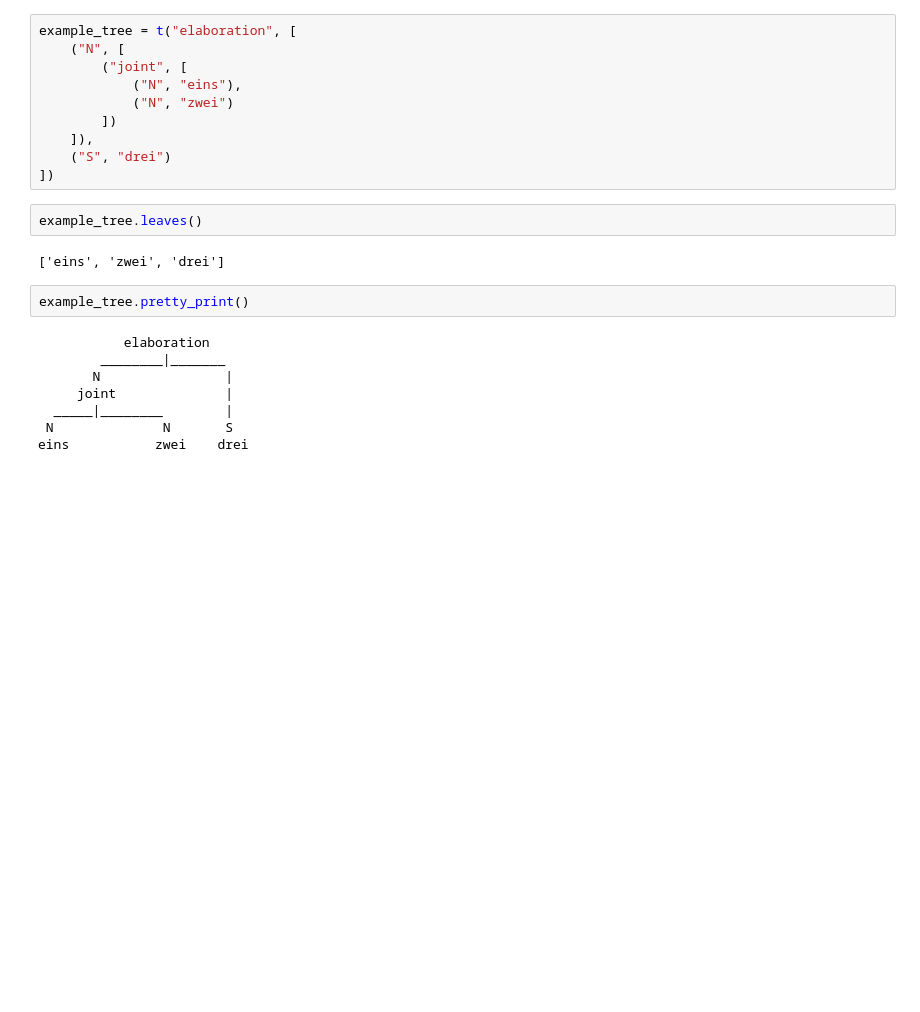
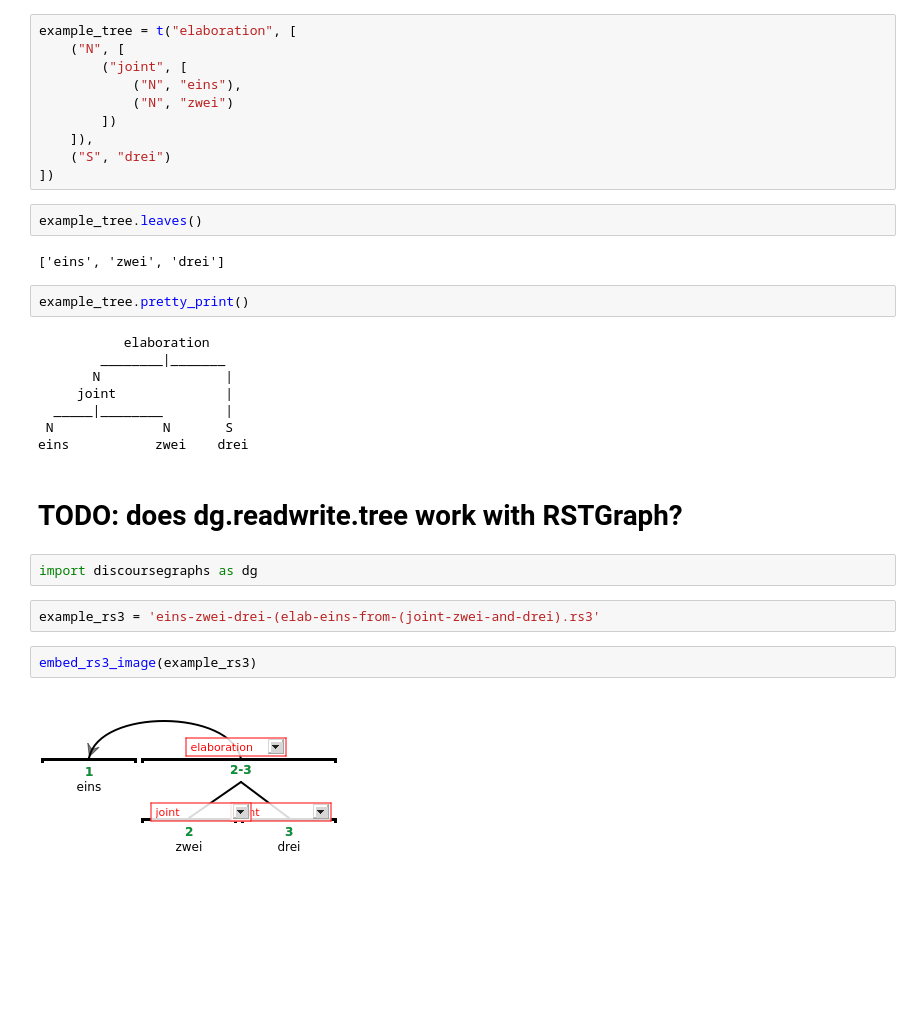
Before and after one commit to arne-cl/alt-mulig, a Jupyter notebook: discoursegraphs/rst2tree/convert-rs3-files-into-sane-nltk-trees.ipynb, the cells around one changed output. Cells and saved outputs as stored; diff of their text form; blank space fills up the shorter version.

Commit message:
simplified rs3 example files

```diff
--- a/discoursegraphs/rst2tree/convert-rs3-files-into-sane-nltk-trees.ipynb
+++ b/discoursegraphs/rst2tree/convert-rs3-files-into-sane-nltk-trees.ipynb
@@ -320,3 +293,13 @@ example_tree.pretty_print()
   _____|________        |
  N              N       S
 eins           zwei    drei
+# %% [markdown]
+# TODO: does dg.readwrite.tree work with RSTGraph?
+# %%
+import discoursegraphs as dg
+# %%
+example_rs3 = 'eins-zwei-drei-(elab-eins-from-(joint-zwei-and-drei).rs3'
+# %%
+embed_rs3_image(example_rs3)
+# %% [output]
+[figure, added]
```
Also changed, not shown: parts of 29 cells of this notebook, 18 other files.
